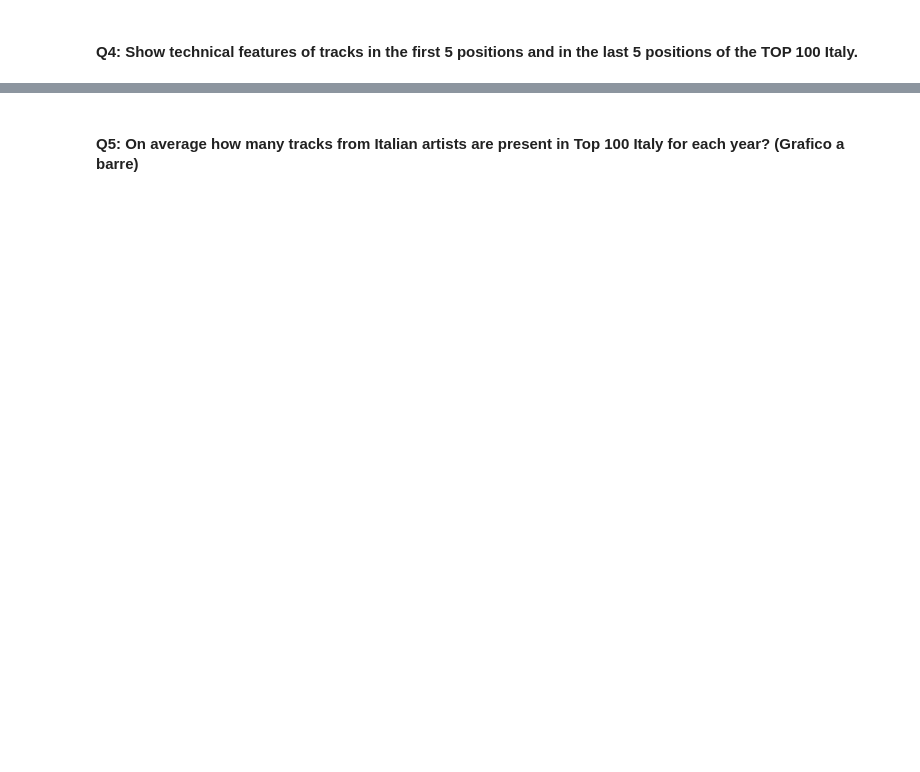
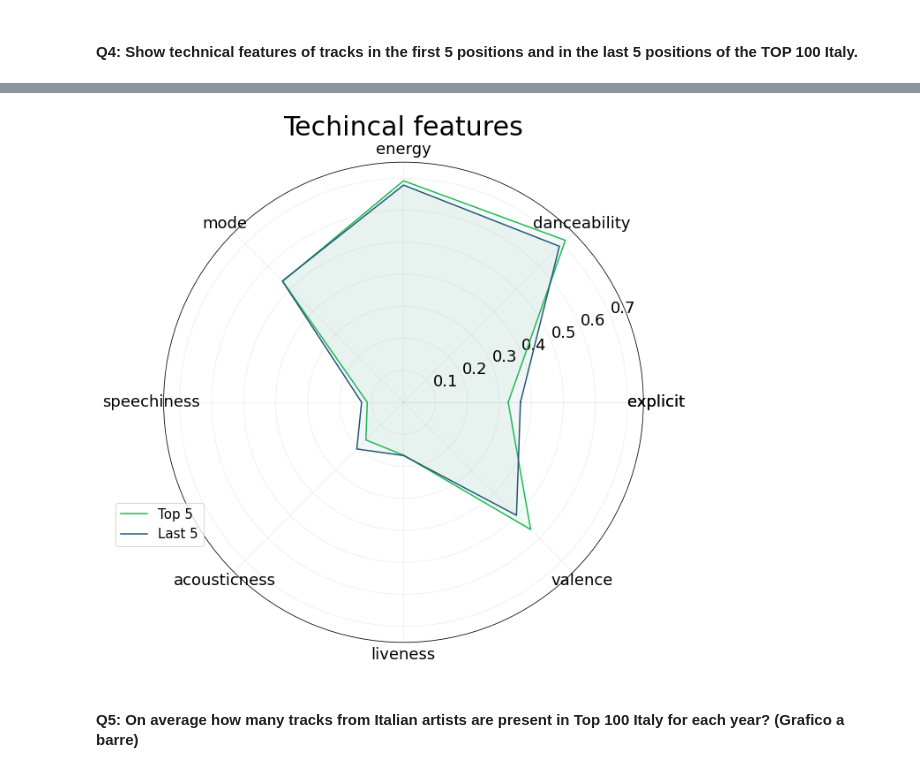
Before and after one commit to luca-martinelli-09/spotify-pg, a Jupyter notebook: spotifyQueries.ipynb, the cells around one changed output, grey strips where cells are left out. Saved outputs shown, nothing was run; the diff lists cells and outputs as text; code cells hidden in the pictures; blank space fills up the shorter version.

```diff
--- a/spotifyQueries.ipynb
+++ b/spotifyQueries.ipynb
@@ -348,19 +256,21 @@ resultDF
 # %%
 featuresToExtract = ["explicit", "danceability", "energy",
                      "mode", "speechiness", "acousticness", "liveness", "valence"]
 
-plotResults(
+plotter.plotResults(
     title="Techincal features",
     yArr=resultDF[featuresToExtract].to_numpy().tolist(),
     xTicks=featuresToExtract,
     legend=list(resultDF["type"]),
     yLim=[0, 0.75],
     style="polar",
     showGrid=True,
     fillPlot=True,
     legendLocation=[-0.1, 0.2],
     figSize=(10, 10),
 )
+# %% [output]
+[figure, added]
 # %% [markdown]
 #### Q5: On average how many tracks from Italian artists are present in Top 100 Italy for each year? (Grafico a barre)
 # %%
```
Also changed, not shown: parts of 31 cells of this notebook, 15 other files.
